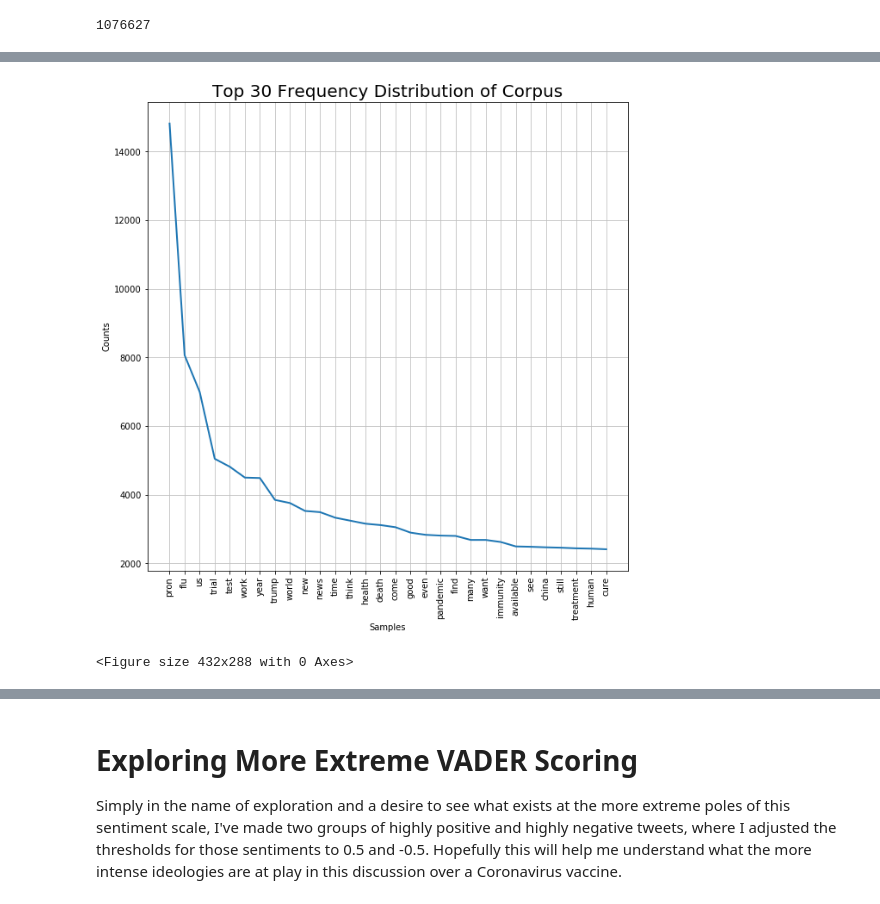
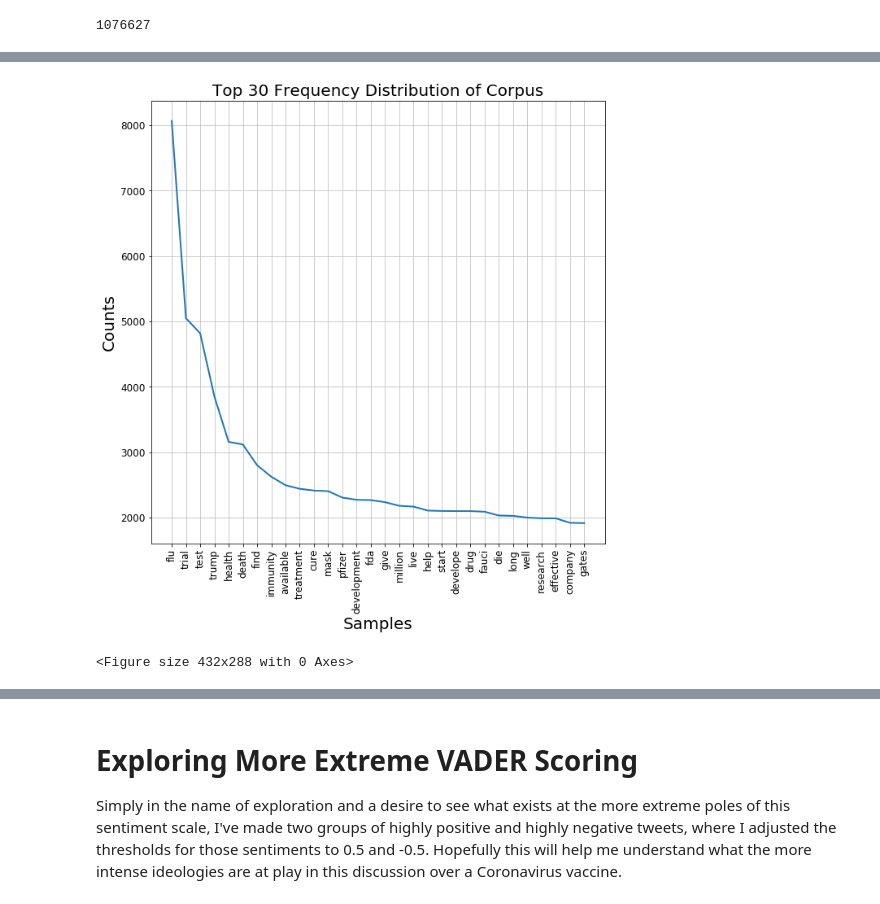
Before and after one commit to davidlebruce/covid_vaccine_tweets, a Jupyter notebook: 03_EDA.ipynb, the cells around one changed output, grey strips where cells are left out. Cells and saved outputs as stored; diff of their text form; code cells hidden in the pictures.

```diff
--- a/03_EDA.ipynb
+++ b/03_EDA.ipynb
@@ -150,21 +146,0 @@ stop_words = [w.lower() for w in stop_words]
-# %%
-def tweet_preprocessing(str_input):
-
-    # tokenization, remove punctuation, lemmatization
-    words=[token.lemma_ for token in nlp(str_input) if not token.is_punct]
-
-    # remove symbols, websites, email addresses
-    words = [re.sub(r'[^A-Za-z@]', '', word) for word in words]
-    words = [re.sub(r'\S+com', '', word) for word in words]
-    words = [re.sub(r'\S+@\S+', '', word) for word in words]
-    words = [word for word in words if word!=' ']
-    words = [word for word in words if len(word)!=0]
-
-    # remove stopwords
-    words=[word.lower() for word in words if (word.lower() not in stop_words) &
-                                                       (len(word.lower()) > 1)]
-
-    # combine a list into one string
-    string = ' '.join(words)
-
-    return string
@@ -171,4 +150,7 @@ def tweet_preprocessing(str_input):
+# %%
+# tokenize, remove punctuation, and lemmatize
+df['tweet_lemms'] = df['tweet'].apply(lambda x: [token.lemma_ for token in nlp(x) if not token.is_punct])
 # %%
-# apply tweet_preprocessing function to tweets
-df['clean_tweets'] = df['tweet'].apply(lambda x: tweet_preprocessing(x))
+# apply tweet_preprocessing function to lemmatized tweets
+df['clean_tweets'] = df['tweet_lemms'].apply(lambda x: tweet_preprocessing(x))
 # %%
@@ -214,17 +245,24 @@ plt.savefig('images/first_fdist.png');
 stop_words.extend(['get', 'people', 'say', 'much', 'amp',
                    'take', 'go', 'make', 'need', 'would',
                    'one', 'via', 'like', 'may', 'use',
-                   'know'])
+                   'know', 'pron', 'come', 'even', 'many',
+                   'see', 'still', 'us', 'year', 'world',
+                   'new', 'news', 'time', 'think', 'good',
+                   'pandemic', 'want', 'china', 'human',
+                   'month', 'country', 'work', 'also', 'way'])
 # %%
 # remove new stopwords
 all_tokens = [word for word in all_tokens if word not in stop_words]
 # %%
 # updated fdist
 fdist = FreqDist(all_tokens)
 plt.figure(figsize=(10,10))
 plt.title('Top 30 Frequency Distribution of Corpus', fontsize=20)
+plt.xlabel('Samples', fontsize=20)
+plt.ylabel('Counts', fontsize=20)
+plt.tick_params(labelsize='large')
 fdist.plot(30)
 plt.savefig('images/second_fdist.png');
 # %% [output]
-[figure, old version]
+[figure, new version]
 <Figure size 432x288 with 0 Axes>
```
Also changed, not shown: parts of 27 cells of this notebook, 14 other files.
